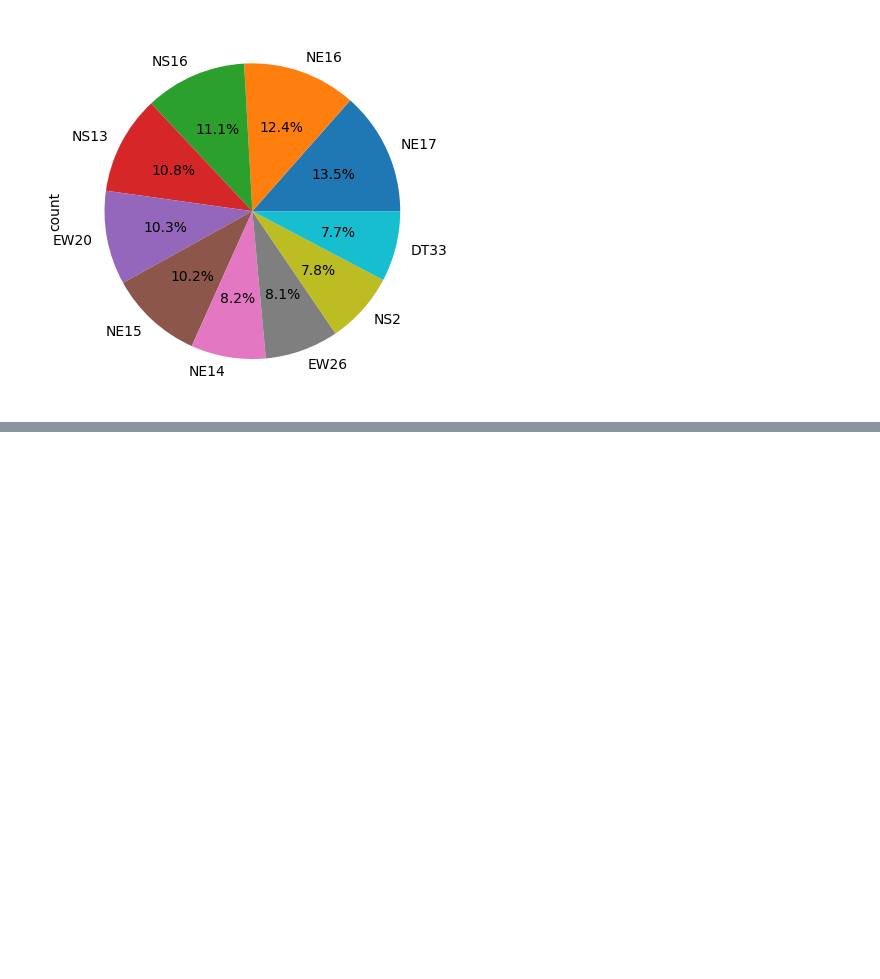
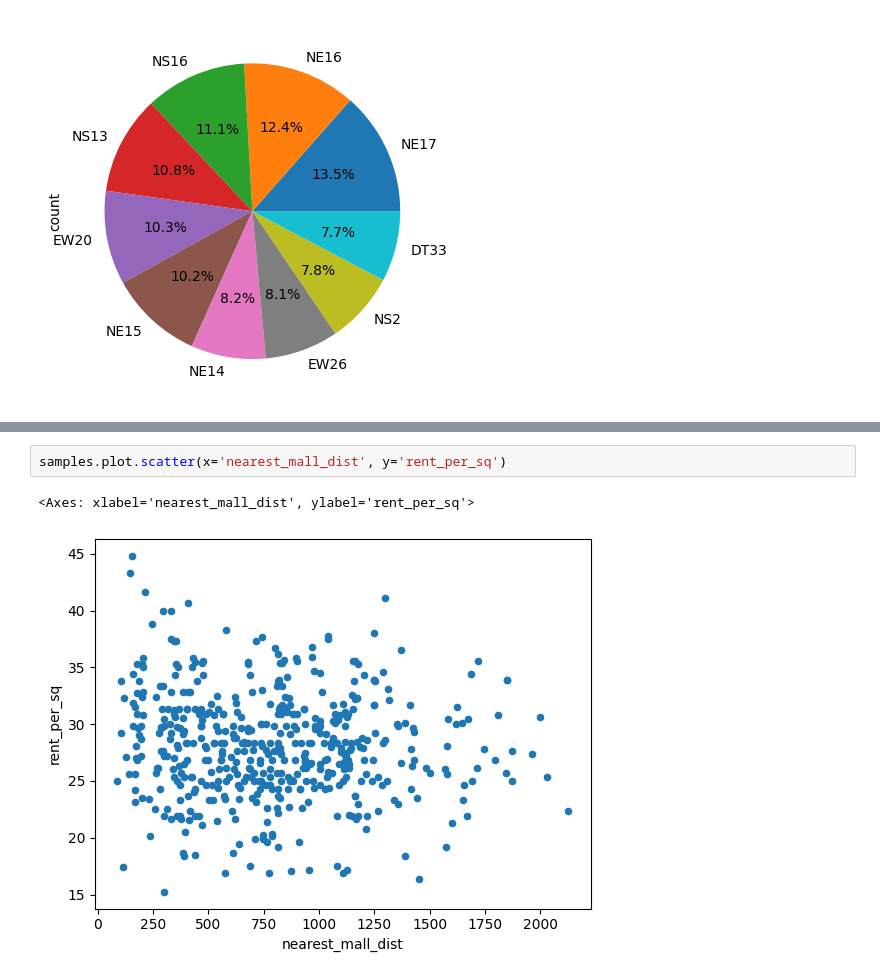
Before and after one commit to cs5228-group-1/cs5228-final-project, a Jupyter notebook: EDA.ipynb, the cells around one changed output, grey strips where cells are left out. Cells and saved outputs as stored; diff of their text form; blank space fills up the shorter version.

```diff
--- a/EDA.ipynb
+++ b/EDA.ipynb
@@ -118,0 +141,5 @@ dedup_traindf.nearest_mrt_code.value_counts().nlargest(10).plot.pie(autopct="%1.
+# %%
+samples.plot.scatter(x='nearest_mall_dist', y='rent_per_sq')
+# %% [output]
+<Axes: xlabel='nearest_mall_dist', ylabel='rent_per_sq'>
+[figure, added]
```
Also changed, not shown: parts of 7 cells of this notebook, 1 other file.
